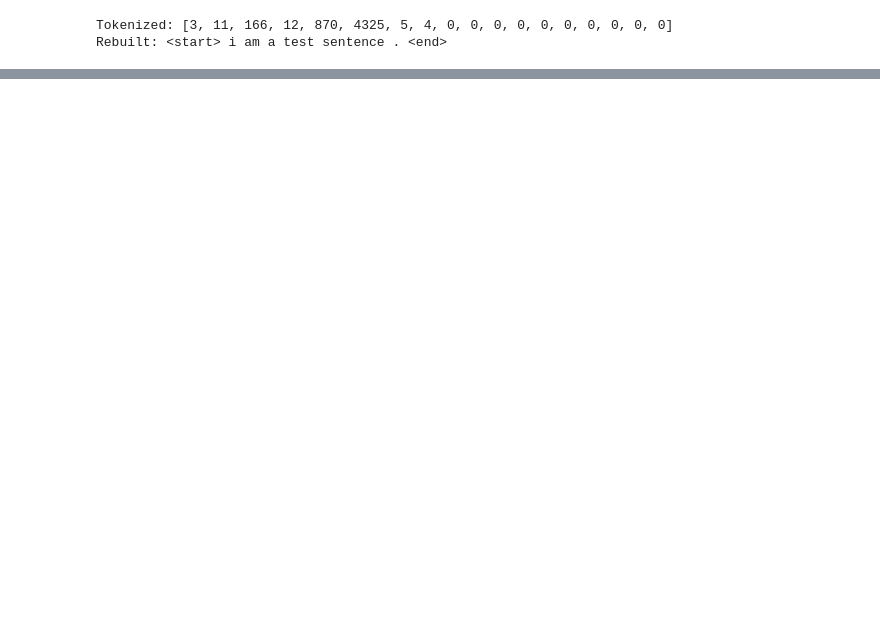
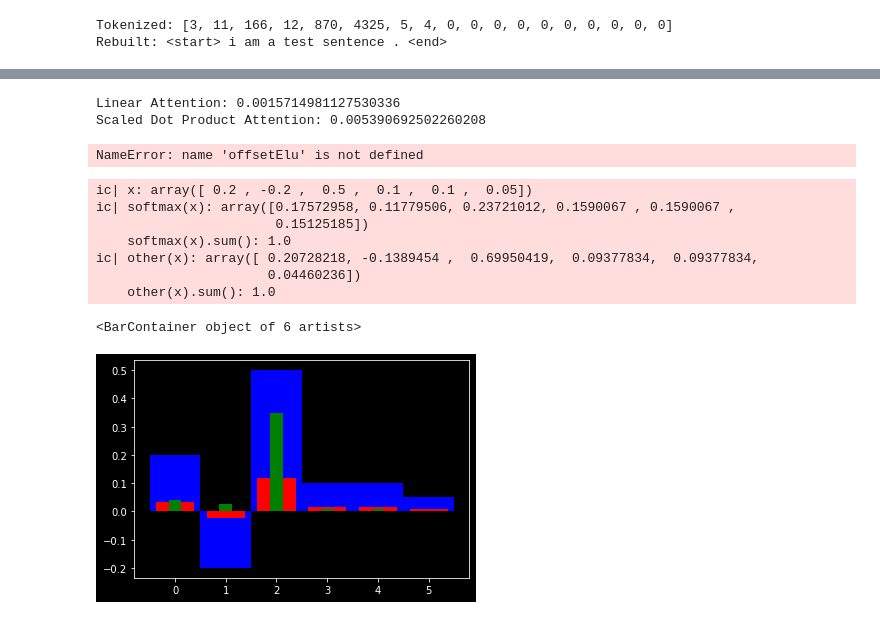
Before and after one commit to TheUnity42/NeuralNetworks, a Jupyter notebook: Project 3/scratch.ipynb, the cells around one changed output, grey strips where cells are left out. Cells and saved outputs as stored; diff of their text form; code cells hidden in the pictures; blank space fills up the shorter version.

```diff
--- a/Project 3/scratch.ipynb
+++ b/Project 3/scratch.ipynb
@@ -74,0 +128,34 @@ print(output.shape, attn.shape)
+# %%
+# q:  (16, 8, 96, 16) k:  (16, 8, 96, 16) v:  (16, 8, 96, 16)
+x = tf.random.uniform((16, 8, 96, 16))
+
+lat = tf.keras.metrics.Mean()
+sdpat = tf.keras.metrics.Mean()
+
+for i in range(1000):
+    la_time, _ = benchmark(AttentionUtils.build_linear_attention())(x, x, x, None)
+    sdpa_time, _ = benchmark(AttentionUtils.scaled_dot_product_attention)(x, x, x, None)
+
+    lat(la_time)
+    sdpat(sdpa_time)
+
+print(f"Linear Attention: {lat.result()}")
+print(f"Scaled Dot Product Attention: {sdpat.result()}")
+# %% [output]
+Linear Attention: 0.0015714981127530336
+Scaled Dot Product Attention: 0.005390692502260208
+# %%
+# q:  (16, 96, 128) k: (16, 96, 128) v: (16, 96, 128)
+
+q = tf.constant([[[1], [1], [0], [0]]], dtype=tf.float32)
+k = tf.constant([[[0], [0], [1], [0]]], dtype=tf.float32)
+v = tf.constant([[[1], [0], [0], [1]]], dtype=tf.float32)
+
+attn = LinearAttention(offsetElu)
+@tf.function
+def trace(attn, q, k, v):
+    out = attn([q, k, v])
+    # ic(tf.shape(out))
+    # ic(x, out)
+# %% [output]
+NameError: name 'offsetElu' is not defined
@@ -74,0 +174,42 @@ print(output.shape, attn.shape)
+# %%
+x = np.array([0.2, -0.2, 0.5, 0.1, 0.1, 0.05])
+y = np.random.normal(size=(4,))
+
+
+def softmax(x):
+    """
+    Compute softmax values for each sets of scores in x.
+    """
+    e_x = np.exp(x - np.max(x))
+    return e_x / e_x.sum()
+
+def other(x):
+    e_x = x * np.exp(x)
+    return e_x / e_x.sum()
+
+def sigmoid(x):
+    return 1 / (1 + np.exp(-x))
+
+def elu(x):
+    return np.where(x > 0, x, np.exp(x) - 1)
+
+def relu(x):
+    return np.where(x > 0, x, 0)
+
+ic(x)
+ic(softmax(x), softmax(x).sum())
+ic(other(x), other(x).sum())
+
+plt.bar(range(x.shape[0]), x, color='b', width=1)
+plt.bar(range(x.shape[0]), x*softmax(x), color='r', width=0.75)
+plt.bar(range(x.shape[0]), x*other(x), color='g', width=0.25)
+# %% [output]
+ic| x: array([ 0.2 , -0.2 ,  0.5 ,  0.1 ,  0.1 ,  0.05])
+ic| softmax(x): array([0.17572958, 0.11779506, 0.23721012, 0.1590067 , 0.1590067 ,
+                       0.15125185])
+    softmax(x).sum(): 1.0
+ic| other(x): array([ 0.20728218, -0.1389454 ,  0.69950419,  0.09377834,  0.09377834,
+                      0.04460236])
+    other(x).sum(): 1.0
+<BarContainer object of 6 artists>
+[figure, added]
```
Also changed, not shown: parts of 11 cells of this notebook, 7 other files.
